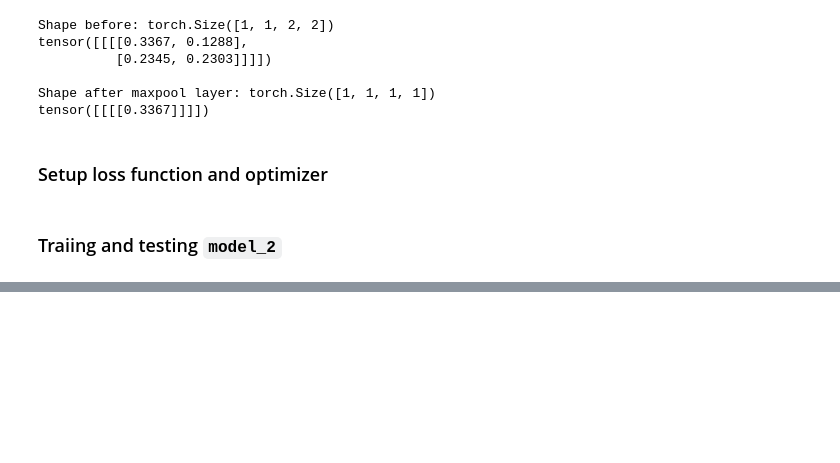
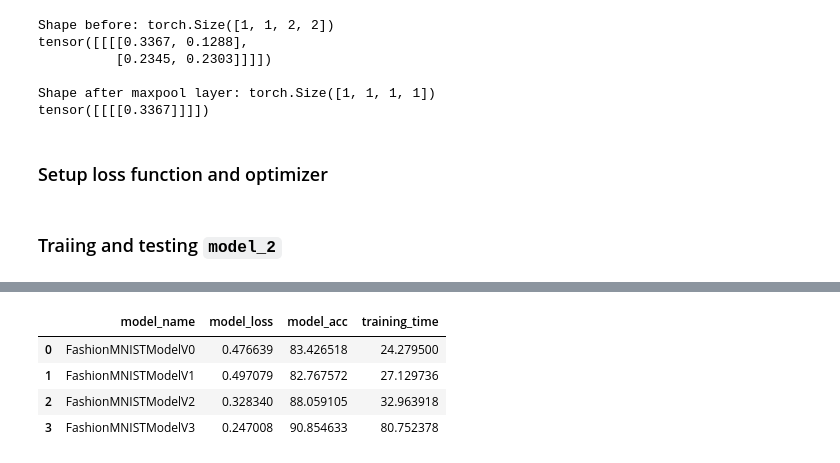
Before and after one commit to daidan3k/LearningAI, a Jupyter notebook: courses/Deep Learning PyTorch/03-pytorch-computer-vision.ipynb, the cells around one changed output, grey strips where cells are left out. Cells and saved outputs as stored; diff of their text form; code cells hidden in the pictures; blank space fills up the shorter version.

```diff
--- a/courses/Deep Learning PyTorch/03-pytorch-computer-vision.ipynb
+++ b/courses/Deep Learning PyTorch/03-pytorch-computer-vision.ipynb
@@ -901,0 +968,5 @@ model_0_results, model_1_results, model_2_results
+# %%
+# Setup loss function/eval metrics/optimizer
+loss_fn = nn.CrossEntropyLoss()
+optimizer = torch.optim.Adam(model_3.parameters(),
+                             lr=0.0005)
@@ -901,0 +1033,10 @@ model_0_results, model_1_results, model_2_results
+# %%
+# Add training time to results comparison
+results["training_time"] = [total_train_time_model_0, total_train_time_model_1, total_train_time_model_2, total_train_time_model_3]
+results
+# %% [output]
+|  | model_name | model_loss | model_acc | training_time |
+| 0 | FashionMNISTModelV0 | 0.476639 | 83.426518 | 24.279500 |
+| 1 | FashionMNISTModelV1 | 0.497079 | 82.767572 | 27.129736 |
+| 2 | FashionMNISTModelV2 | 0.328340 | 88.059105 | 32.963918 |
+| 3 | FashionMNISTModelV3 | 0.247008 | 90.854633 | 80.752378 |
```
Also changed, not shown: parts of 33 cells of this notebook.
